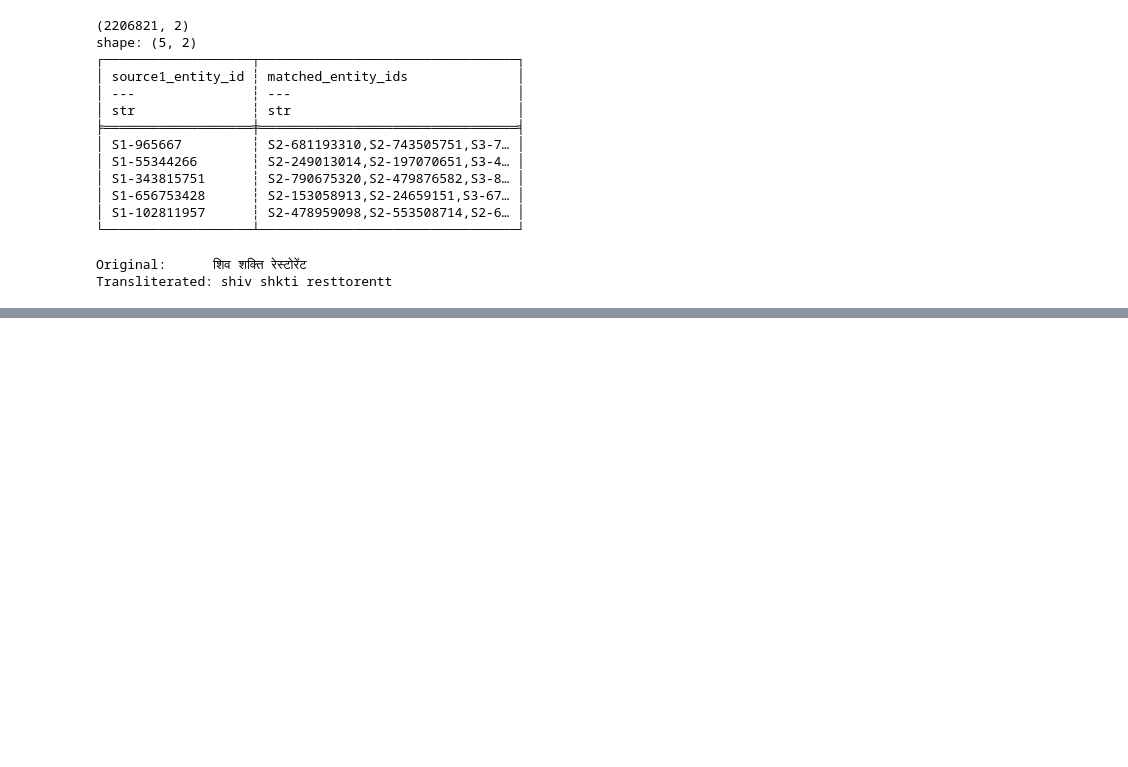
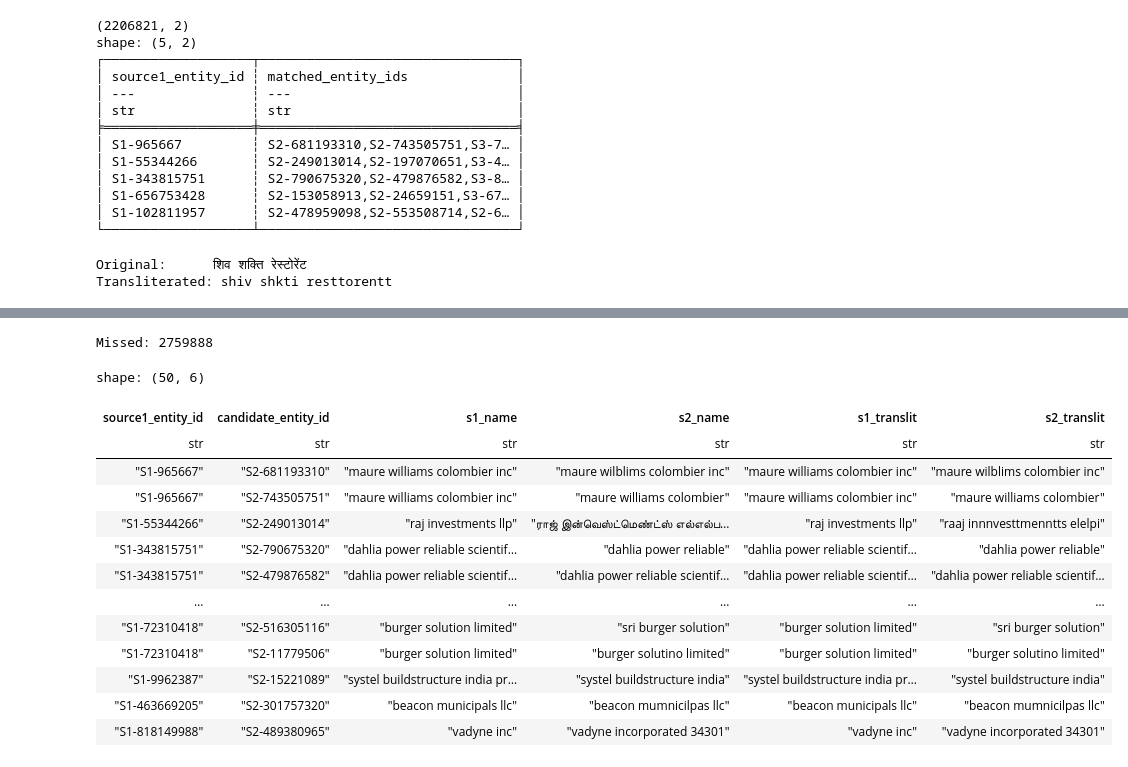
Before and after one commit to Krishwall/business_entity_resolution, a Jupyter notebook: business_train.ipynb, the cells around one changed output, grey strips where cells are left out. Saved outputs shown, nothing was run; the diff lists cells and outputs as text; code cells hidden in the pictures; blank space fills up the shorter version.

```diff
--- a/business_train.ipynb
+++ b/business_train.ipynb
@@ -590,0 +818,11 @@ Error:
+# %%
+candidates = pl.concat([
+    candidates_name.select([
+        "source1_entity_id",
+        "candidate_entity_id",
+    ]),
+    candidates_translit.select([
+        "source1_entity_id",
+        "candidate_entity_id",
+    ]),
+]).unique()
@@ -590,0 +856,8 @@ Error:
+# %%
+gt = pl.read_csv(
+    GROUND_TRUTH,
+    separator="\t",
+)
+
+print(gt.shape)
+print(gt.head())
@@ -590,0 +949,61 @@ Error:
+# %%
+missed = (
+    gt_s2
+    .join(
+        candidates,
+        on=[
+            "source1_entity_id",
+            "candidate_entity_id",
+        ],
+        how="anti",
+    )
+)
+
+print("Missed:", len(missed))
+
+missed_details = (
+    missed
+    .join(
+        s1.select([
+            pl.col("entity_id").alias("source1_entity_id"),
+            pl.col("name_norm").alias("s1_name"),
+            pl.col("name_translit").alias("s1_translit"),
+        ]),
+        on="source1_entity_id",
+        how="left",
+    )
+    .join(
+        s2.select([
+            pl.col("entity_id").alias("candidate_entity_id"),
+            pl.col("name_norm").alias("s2_name"),
+            pl.col("name_translit").alias("s2_translit"),
+        ]),
+        on="candidate_entity_id",
+        how="left",
+    )
+)
+
+missed_details.select([
+    "source1_entity_id",
+    "candidate_entity_id",
+    "s1_name",
+    "s2_name",
+    "s1_translit",
+    "s2_translit",
+]).head(50)
+# %% [output]
+Missed: 2759888
+shape: (50, 6)
+| source1_entity_id | candidate_entity_id | s1_name | s2_name | s1_translit | s2_translit |
+| str | str | str | str | str | str |
+| "S1-965667" | "S2-681193310" | "maure williams colombier inc" | "maure wilblims colombier inc" | "maure williams colombier inc" | "maure wilblims colombier inc" |
+| "S1-965667" | "S2-743505751" | "maure williams colombier inc" | "maure williams colombier" | "maure williams colombier inc" | "maure williams colombier" |
+| "S1-55344266" | "S2-249013014" | "raj investments llp" | "ராஜ் இன்வெஸ்ட்மெண்ட்ஸ் எல்எல்ப… | "raj investments llp" | "raaj innnvesttmenntts elelpi" |
+| "S1-343815751" | "S2-790675320" | "dahlia power reliable scientif… | "dahlia power reliable" | "dahlia power reliable scientif… | "dahlia power reliable" |
+| "S1-343815751" | "S2-479876582" | "dahlia power reliable scientif… | "dahlia power reliable scientif… | "dahlia power reliable scientif… | "dahlia power reliable scientif… |
+| … | … | … | … | … | … |
+| "S1-72310418" | "S2-516305116" | "burger solution limited" | "sri burger solution" | "burger solution limited" | "sri burger solution" |
+| "S1-72310418" | "S2-11779506" | "burger solution limited" | "burger solutino limited" | "burger solution limited" | "burger solutino limited" |
+| "S1-9962387" | "S2-15221089" | "systel buildstructure india pr… | "systel buildstructure india" | "systel buildstructure india pr… | "systel buildstructure india" |
+| "S1-463669205" | "S2-301757320" | "beacon municipals llc" | "beacon mumnicilpas llc" | "beacon municipals llc" | "beacon mumnicilpas llc" |
+| "S1-818149988" | "S2-489380965" | "vadyne inc" | "vadyne incorporated 34301" | "vadyne inc" | "vadyne incorporated 34301" |
```
Also changed, not shown: parts of 44 cells of this notebook, 2 other files.
